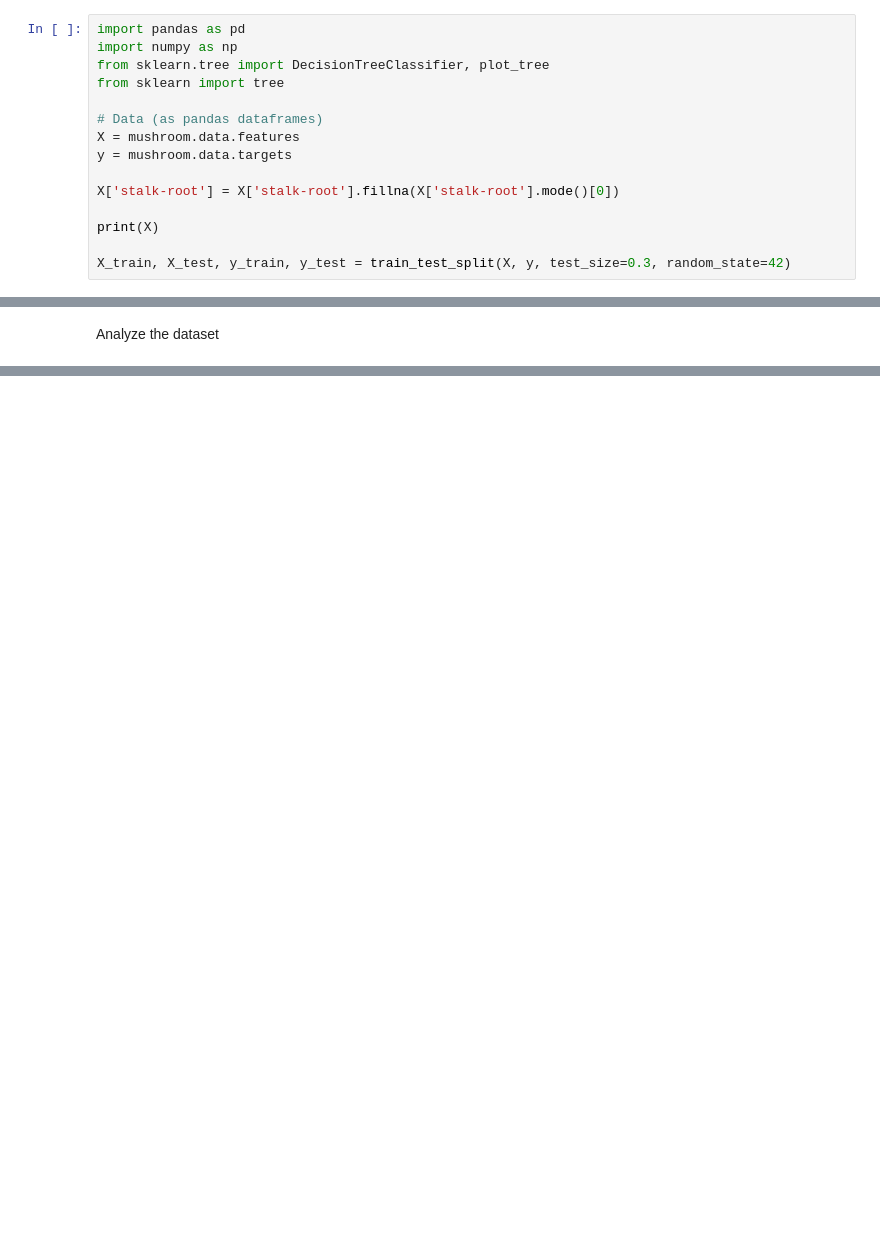
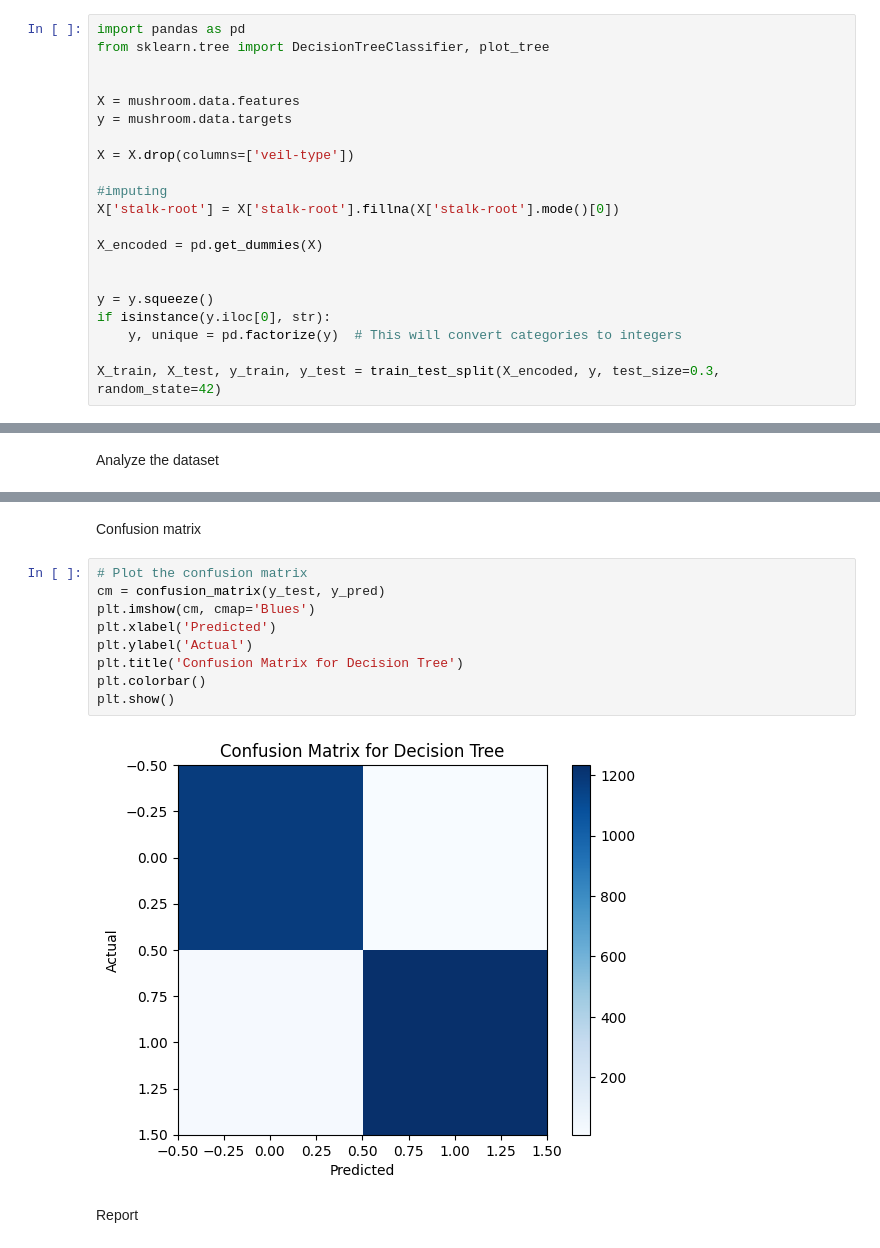
Before and after one commit to tanvir0188/machine-learning-labs, a Jupyter notebook: Lab1_Decision_Tree_and_Random_Forest.ipynb, the cells around one changed output, grey strips where cells are left out. Saved outputs shown, nothing was run; the diff lists cells and outputs as text; blank space fills up the shorter version.

Commit message:
decision tree and random forest comparison done

```diff
--- a/Lab1_Decision_Tree_and_Random_Forest.ipynb
+++ b/Lab1_Decision_Tree_and_Random_Forest.ipynb
@@ -481,16 +508,22 @@ plt.show()
 Decision Tree
 # %%
 import pandas as pd
-import numpy as np
 from sklearn.tree import DecisionTreeClassifier, plot_tree
-from sklearn import tree
 
-# Data (as pandas dataframes)
+
 X = mushroom.data.features
 y = mushroom.data.targets
 
+X = X.drop(columns=['veil-type'])
+
+#imputing
 X['stalk-root'] = X['stalk-root'].fillna(X['stalk-root'].mode()[0])
 
-print(X)
+X_encoded = pd.get_dummies(X)
 
-X_train, X_test, y_train, y_test = train_test_split(X, y, test_size=0.3, random_state=42)
+
+y = y.squeeze()
+if isinstance(y.iloc[0], str):
+    y, unique = pd.factorize(y)  # This will convert categories to integers
+
+X_train, X_test, y_train, y_test = train_test_split(X_encoded, y, test_size=0.3, random_state=42)
@@ -527,0 +555,15 @@ ValueError: could not convert string to float: 'x'
+# %% [markdown]
+Confusion matrix
+# %%
+# Plot the confusion matrix
+cm = confusion_matrix(y_test, y_pred)
+plt.imshow(cm, cmap='Blues')
+plt.xlabel('Predicted')
+plt.ylabel('Actual')
+plt.title('Confusion Matrix for Decision Tree')
+plt.colorbar()
+plt.show()
+# %% [output]
+[figure, added]
+# %% [markdown]
+Report
```
Also changed, not shown: parts of 12 cells of this notebook.
